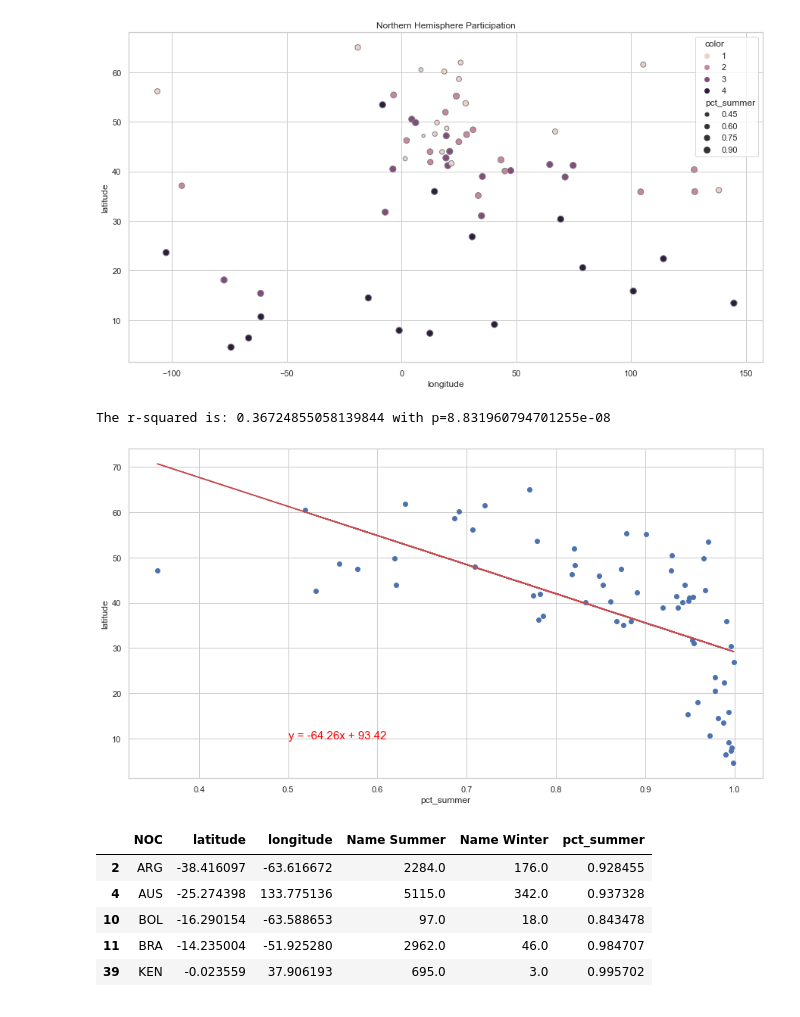
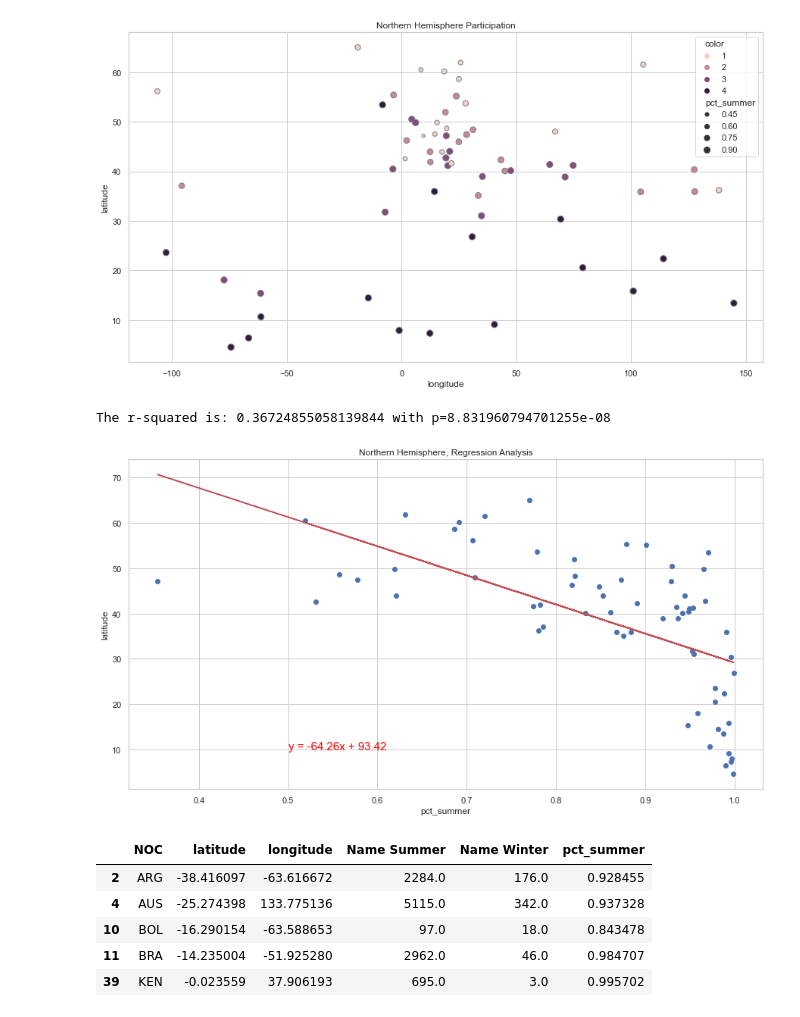
Before and after one commit to eugkik/Project1, a Jupyter notebook: BaseData-Bob Copy.ipynb, the cells around one changed output. Drawn from its saved outputs; the diff is of its cells as text; code cells hidden in the pictures.

```diff
--- a/BaseData-Bob Copy.ipynb
+++ b/BaseData-Bob Copy.ipynb
@@ -391,21 +391,22 @@ plt.show()
 # %%
 # Add the linear regression equation and line to plot
 y_values = df_events_k['latitude']
 x_values = df_events_k['pct_summer']
 (slope, intercept, rvalue, pvalue, stderr) = linregress(x_values, y_values)
 regress_values = x_values * slope + intercept
 line_eq = "y = " + str(round(slope,2)) + "x + " + str(round(intercept,2))
 plt.scatter(x_values,y_values)
 plt.plot(x_values,regress_values,"r-")
 plt.annotate(line_eq,(0.5,10),fontsize=15,color="red")
 plt.xlabel('pct_summer')
 plt.ylabel('latitude')
+plt.title('Northern Hemisphere, Regression Analysis')
 print(f"The r-squared is: {rvalue**2} with p={pvalue}")
 plt.savefig('output/northern_output2.png')
 plt.show()
 # %% [output]
 The r-squared is: 0.36724855058139844 with p=8.831960794701255e-08
-[figure, old version]
+[figure, new version]
 # %%
 df_events_m = df_events_j.loc[df_events_j['latitude'] <0]
 df_events_m.head()
```
Also changed, not shown: 2 other files.
